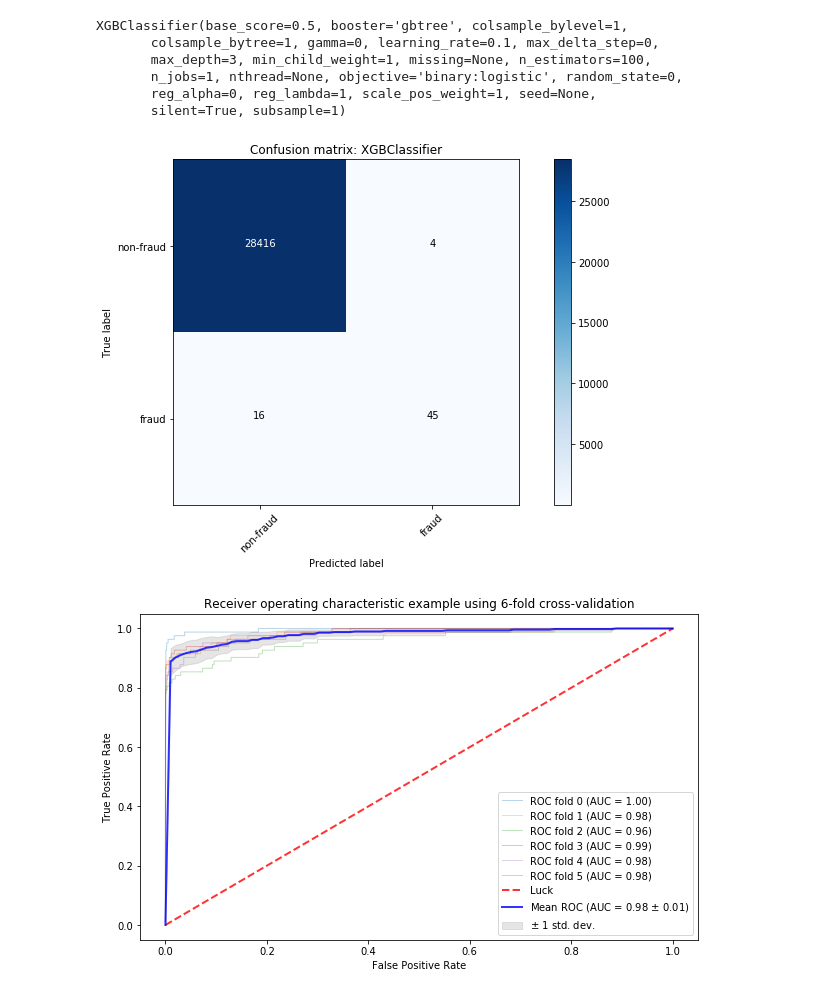
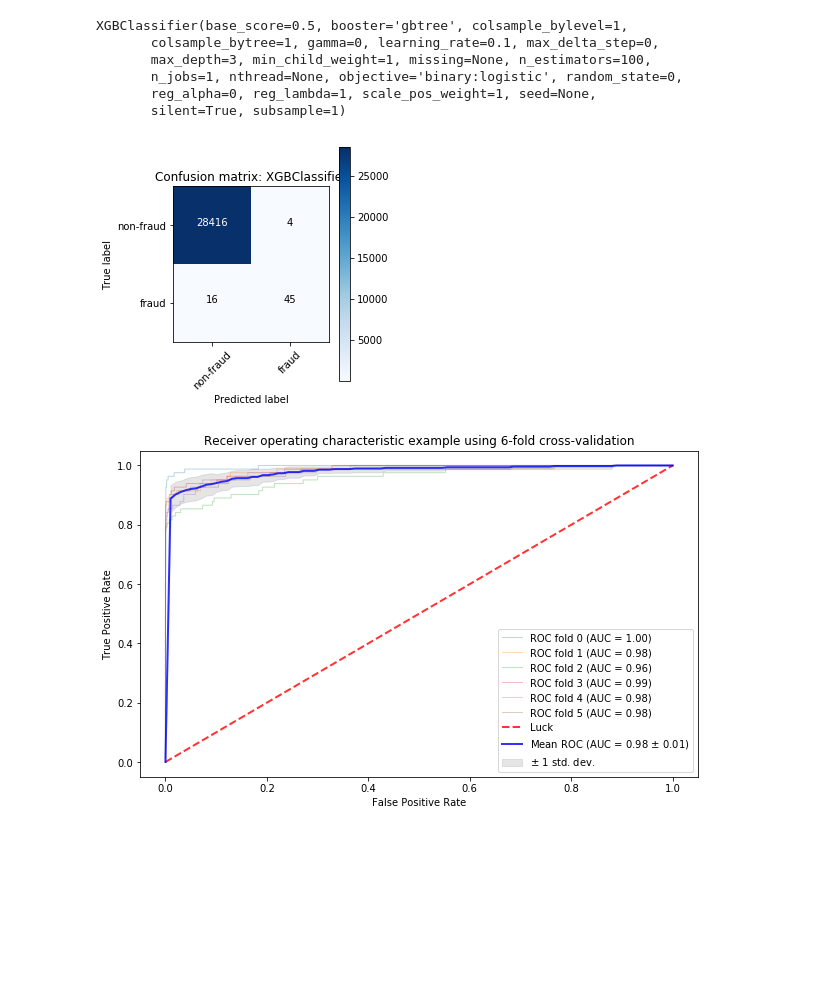
Before and after one commit to udhai17/Credit-Card-Fraud-Detection, a Jupyter notebook: CCFraudDetection.ipynb, the cells around one changed output. Saved outputs shown, nothing was run; the diff lists cells and outputs as text; code cells hidden in the pictures; blank space fills up the shorter version.

```diff
--- a/CCFraudDetection.ipynb
+++ b/CCFraudDetection.ipynb
@@ -318,11 +318,13 @@ XGBClassifier(base_score=0.5, booster='gbtree', colsample_bylevel=1,
        silent=True, subsample=1)
 # %%
 # Plot confusion matrix for XGBClassifier
+pylab.rcParams['figure.figsize'] = (4,4)
+
 pred = clf.predict(X_test)
 cm = confusion_matrix(y_test,pred)
 plot_confusion_matrix(cm,np.array(['non-fraud','fraud'],dtype='<U10'),title='Confusion matrix: XGBClassifier')
 plt.show()
 # %% [output]
-[figure, old version]
+[figure, new version]
 # %%
 # Plot ROC for XGBClassifier
```
Also changed, not shown: parts of 1 cell of this notebook.
